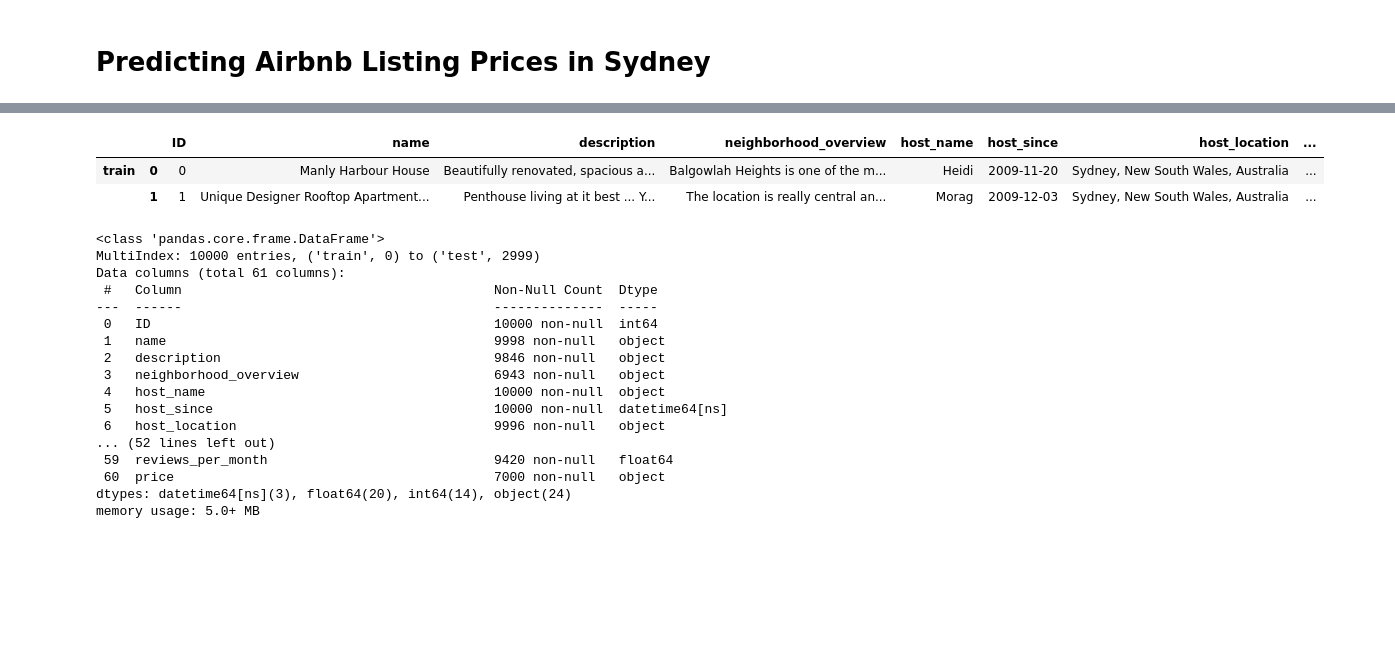
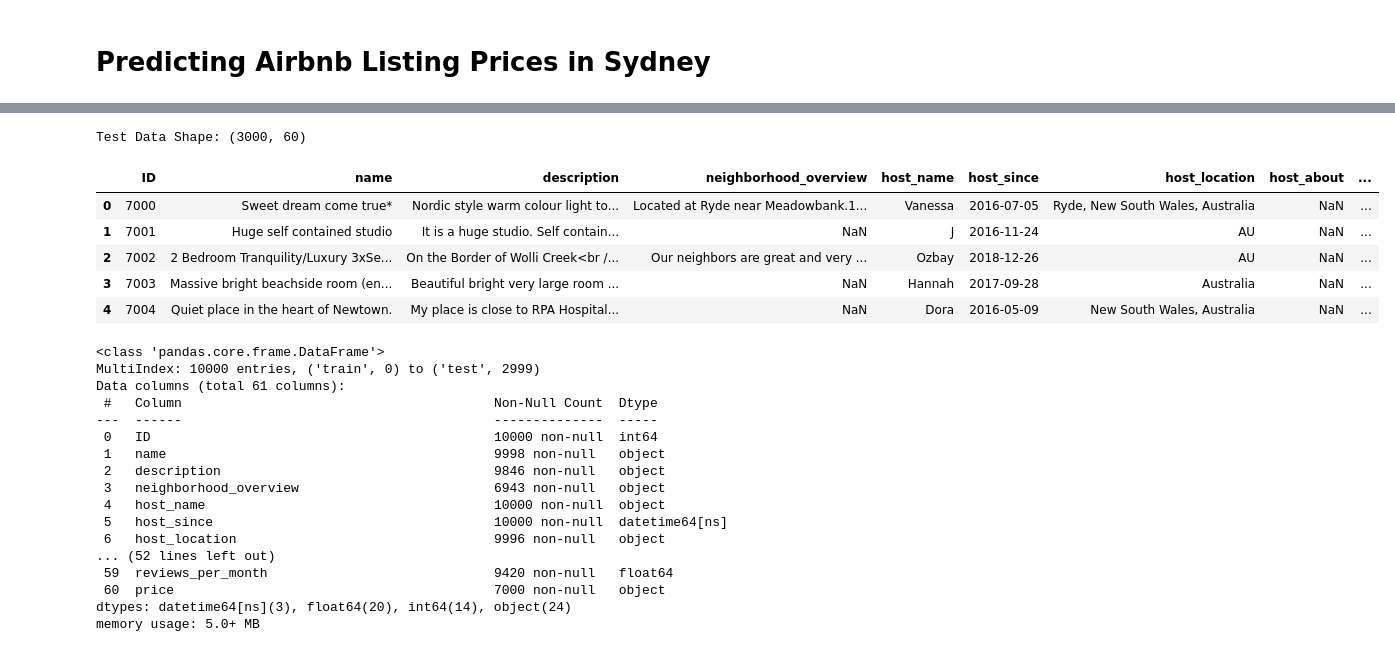
Before and after one commit to ethanaire/Sydney-Airbnb-prices-prediction, a Jupyter notebook: notebooks/01_data_exploration.ipynb, the cells around one changed output, grey strips where cells are left out. Drawn from its saved outputs; the diff is of its cells as text; code cells hidden in the pictures; blank space fills up the shorter version.

```diff
--- a/notebooks/01_data_exploration.ipynb
+++ b/notebooks/01_data_exploration.ipynb
@@ -11,28 +11,3 @@ Before carrying out initial data analysis methods, `Problem Description` with ke
 - Types of Variables/Features
 - Data summary and main data characteristics
 - Missing Values (only explain what you found at this stage)
-# %%
-#import libraries
-import pandas as pd
-import numpy as np
-import seaborn as sns
-import matplotlib.pyplot as plt
-
-from sklearn.preprocessing import LabelEncoder, LabelBinarizer
-from IPython import display
-from IPython.core.interactiveshell import InteractiveShell
-InteractiveShell.ast_node_interactivity = "all"
-
-from tqdm import tqdm
-import warnings
-warnings.filterwarnings("ignore")
-
-pd.set_option('display.max_columns', None)
-pd.set_option('display.max_rows', None)
-
-df_train = pd.read_csv(
-    "data/raw/train.csv",
-    parse_dates=["host_since", "first_review", "last_review"],)
-df_test = pd.read_csv(
-    "data/raw/test.csv",
-    parse_dates=["host_since", "first_review", "last_review"],)
@@ -38,0 +24,7 @@ df_test = pd.read_csv(
+# %%
+# Set display options for better readability
+pd.set_option('display.max_columns', None)
+pd.set_option('display.max_rows', 50)
+
+# Configure seaborn aesthetics
+sns.set(style="whitegrid", palette="muted", font_scale=1.2)
@@ -38,0 +33,7 @@ df_test = pd.read_csv(
+# %%
+# Load the Data
+#train_path = "C:\Users\haiho\GITHUB\Sydney-Airbnb-prices-prediction\data\raw\train.csv"
+#test_path = "C:\Users\haiho\GITHUB\Sydney-Airbnb-prices-prediction\data\raw\test.csv"
+
+df_train = pd.read_csv(r"C:\Users\haiho\GITHUB\Sydney-Airbnb-prices-prediction\data\raw\train.csv", parse_dates=["host_since", "first_review", "last_review"])
+df_test = pd.read_csv(r"C:\Users\haiho\GITHUB\Sydney-Airbnb-prices-prediction\data\raw\test.csv", parse_dates=["host_since", "first_review", "last_review"])
@@ -39 +52,13 @@ df_test = pd.read_csv(
+# %%
+# Display the shape and preview of the test datasets
+print(f"Test Data Shape: {df_test.shape}")
+display(df_test.head())
+# %% [output]
+Test Data Shape: (3000, 60)
+|  | ID | name | description | neighborhood_overview | host_name | host_since | host_location | host_about | ... |
+| 0 | 7000 | Sweet dream come true* | Nordic style warm colour light to... | Located at Ryde near Meadowbank.1... | Vanessa | 2016-07-05 | Ryde, New South Wales, Australia | NaN | ... |
+| 1 | 7001 | Huge self contained studio | It is a huge studio. Self contain... | NaN | J | 2016-11-24 | AU | NaN | ... |
+| 2 | 7002 | 2 Bedroom Tranquility/Luxury 3xSe... | On the Border of Wolli Creek<br /... | Our neighbors are great and very ... | Ozbay | 2018-12-26 | AU | NaN | ... |
+| 3 | 7003 | Massive bright beachside room (en... | Beautiful bright very large room ... | NaN | Hannah | 2017-09-28 | Australia | NaN | ... |
+| 4 | 7004 | Quiet place in the heart of Newtown. | My place is close to RPA Hospital... | NaN | Dora | 2016-05-09 | New South Wales, Australia | NaN | ... |
 # %%
@@ -41,11 +66,4 @@ df_test = pd.read_csv(
 df = pd.concat([df_train, df_test], keys=['train', 'test'])
-# %%
-#recheck the combined dataframe
-df.head(2)
-# %% [output]
-|  |  | ID | name | description | neighborhood_overview | host_name | host_since | host_location | ... |
-| train | 0 | 0 | Manly Harbour House | Beautifully renovated, spacious a... | Balgowlah Heights is one of the m... | Heidi | 2009-11-20 | Sydney, New South Wales, Australia | ... |
-|  | 1 | 1 | Unique Designer Rooftop Apartment... | Penthouse living at it best ... Y... | The location is really central an... | Morag | 2009-12-03 | Sydney, New South Wales, Australia | ... |
 # %%
 df.info()
 # %% [output]
```
Also changed, not shown: parts of 183 cells of this notebook.
